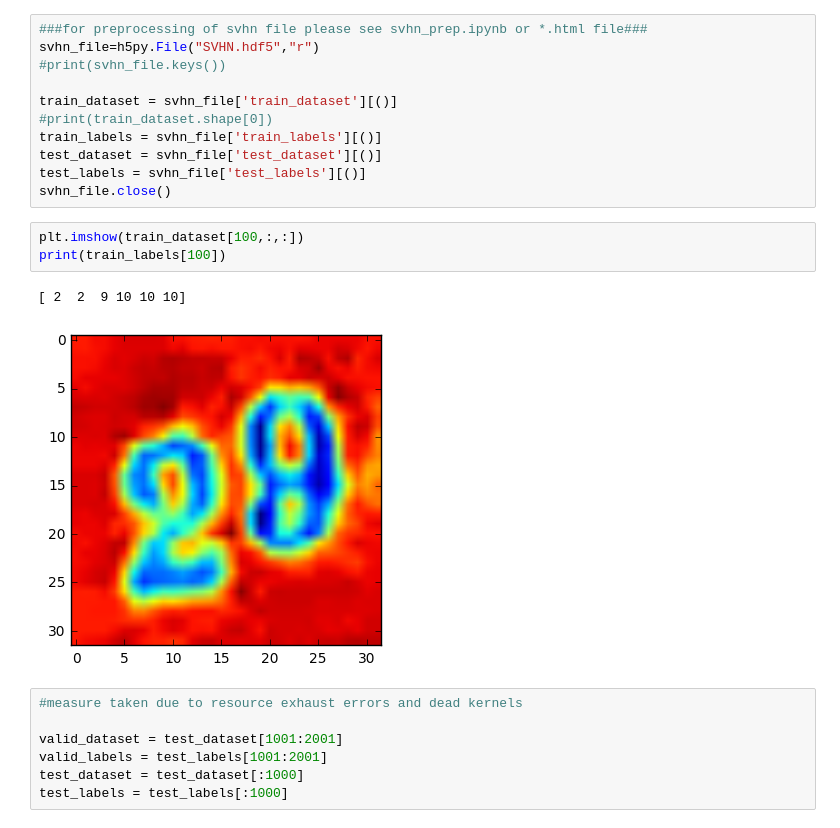
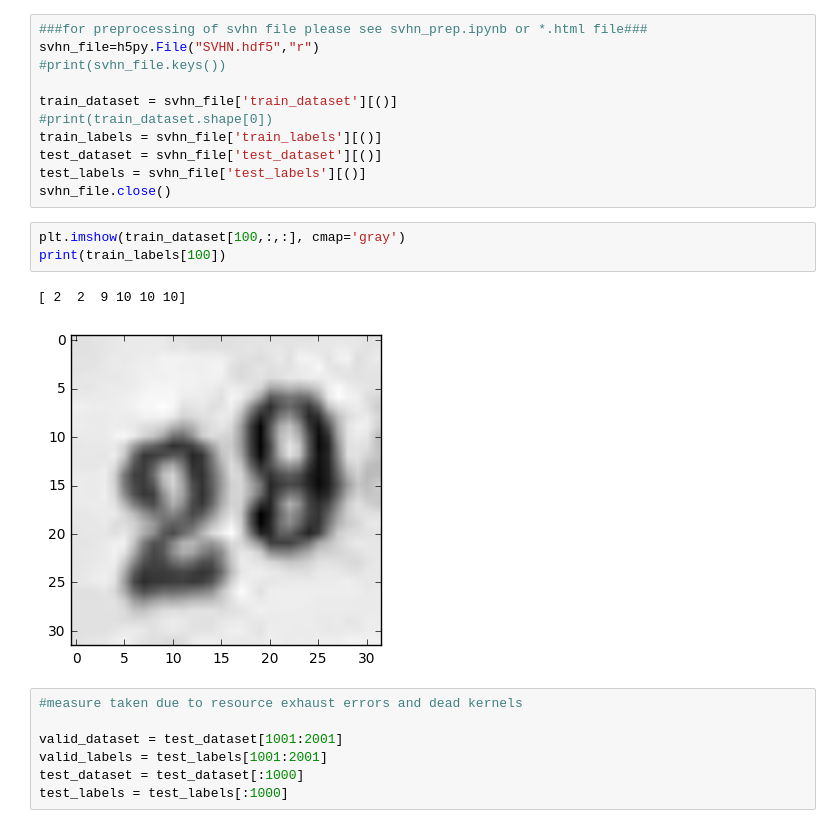
Before and after one commit to axlbert/SVHN_Recognition_NN, a Jupyter notebook: digit_recognition.ipynb, the cells around one changed output. Saved outputs shown, nothing was run; the diff lists cells and outputs as text.

```diff
--- a/digit_recognition.ipynb
+++ b/digit_recognition.ipynb
@@ -452,11 +492,11 @@ test_dataset = svhn_file['test_dataset'][()]
 test_labels = svhn_file['test_labels'][()]
 svhn_file.close()
 # %%
-plt.imshow(train_dataset[100,:,:])
+plt.imshow(train_dataset[100,:,:], cmap='gray')
 print(train_labels[100])
 # %% [output]
 [ 2  2  9 10 10 10]
-[figure, old version]
+[figure, new version]
 # %%
 #measure taken due to resource exhaust errors and dead kernels
 
```
Also changed, not shown: parts of 22 cells of this notebook, 1 other file.
